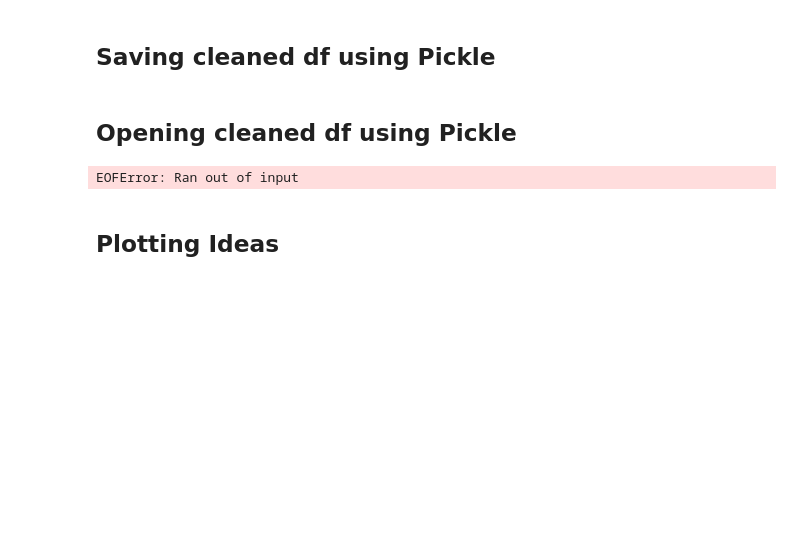
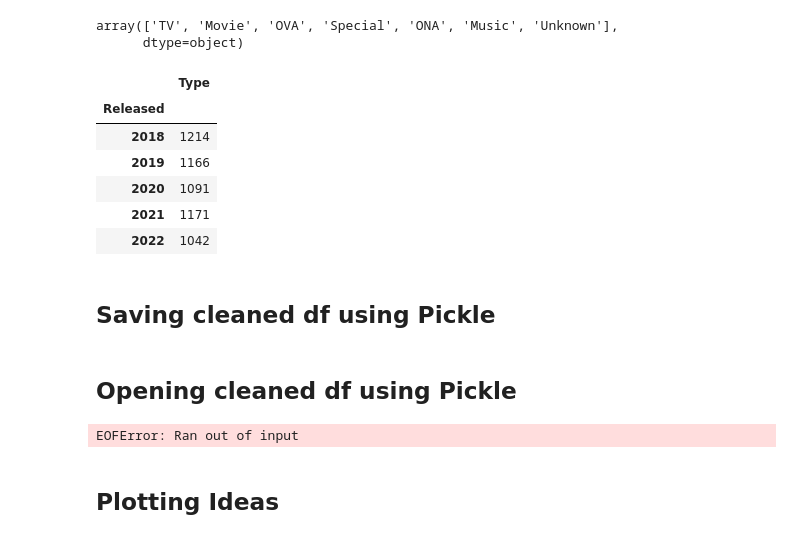
Before and after one commit to RealXun/EDA_ANIME, a Jupyter notebook: src/notebooks/Practice_Testing_Ideas.ipynb, the cells around one changed output. Cells and saved outputs as stored; diff of their text form; code cells hidden in the pictures; blank space fills up the shorter version.

```diff
--- a/src/notebooks/Practice_Testing_Ideas.ipynb
+++ b/src/notebooks/Practice_Testing_Ideas.ipynb
@@ -1,3 +1,25 @@
+# %%
+df_copy["Type"].unique()
+# %% [output]
+array(['TV', 'Movie', 'OVA', 'Special', 'ONA', 'Music', 'Unknown'],
+      dtype=object)
+# %%
+condition = df_copy["Released"].astype(int) < 2023
+# %%
+prodcount = (df_copy[condition][["Released", "Type"]]
+             .groupby("Released")
+             .count()
+            )
+
+prodcount.tail()
+# %% [output]
+|  | Type |
+| Released |  |
+| 2018 | 1214 |
+| 2019 | 1166 |
+| 2020 | 1091 |
+| 2021 | 1171 |
+| 2022 | 1042 |
 # %% [markdown]
 ## Saving cleaned df using Pickle
 # %%
```
Also changed, not shown: 2 other files.
